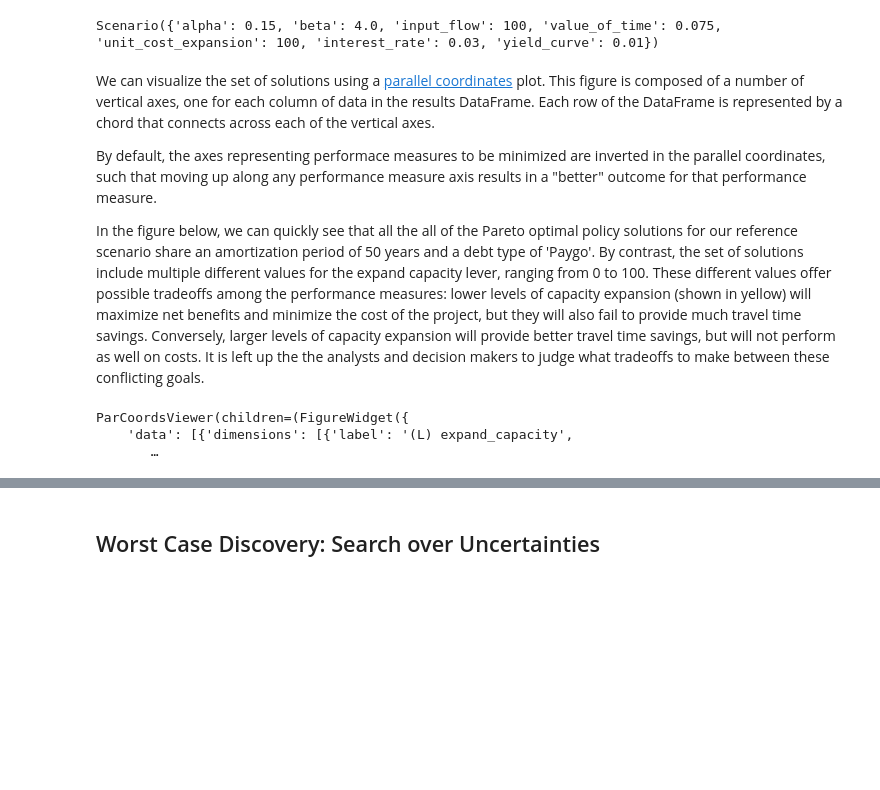
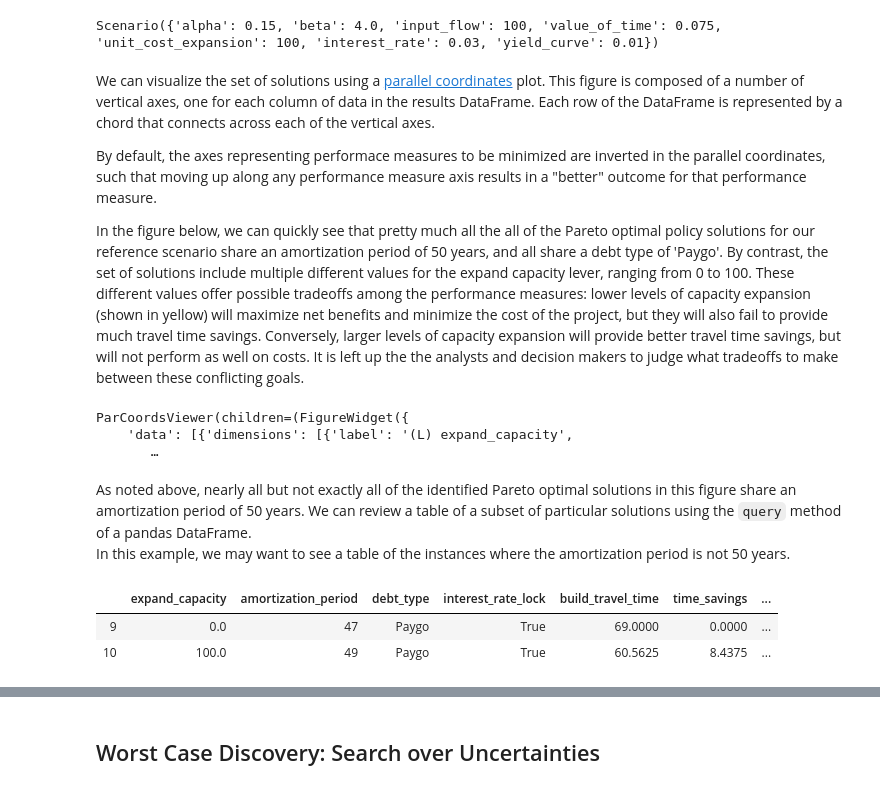
Before and after one commit to tmip-emat/tmip-emat, a Jupyter notebook: docs/source/emat.analysis/optimization.ipynb, the cells around one changed output, grey strips where cells are left out. Saved outputs shown, nothing was run; the diff lists cells and outputs as text; code cells hidden in the pictures; blank space fills up the shorter version.

```diff
--- a/docs/source/emat.analysis/optimization.ipynb
+++ b/docs/source/emat.analysis/optimization.ipynb
@@ -321,9 +326,9 @@ inverted in the parallel coordinates, such that moving up along any
 performance measure axis results in a "better" outcome for that performance
 measure.
 
-In the figure below, we can quickly see that all the all of the Pareto
+In the figure below, we can quickly see that pretty much all the all of the Pareto
 optimal policy solutions for our reference scenario share an amortization
-period of 50 years and a debt type of 'Paygo'.  By contrast, the set of
+period of 50 years, and all share a debt type of 'Paygo'.  By contrast, the set of
 solutions include multiple different values for the expand capacity lever,
 ranging from 0 to 100.  These different values offer possible tradeoffs
 among the performance measures: lower levels of capacity expansion (shown
@@ -339,3 +344,15 @@ result.par_coords()
 ParCoordsViewer(children=(FigureWidget({
     'data': [{'dimensions': [{'label': '(L) expand_capacity',
        …
+# %% [markdown]
+As noted above, nearly all but not exactly all of the identified Pareto optimal
+solutions in this figure share an amortization period of 50 years.  We can review a table
+of a subset of particular solutions using the `query` method of a pandas DataFrame.
+In this example, we may want to see a table of the instances where the amortization period
+is not 50 years.
+# %%
+result.result.query("amortization_period != 50")
+# %% [output]
+|  | expand_capacity | amortization_period | debt_type | interest_rate_lock | build_travel_time | time_savings | ... |
+| 9 | 0.0 | 47 | Paygo | True | 69.0000 | 0.0000 | ... |
+| 10 | 100.0 | 49 | Paygo | True | 60.5625 | 8.4375 | ... |
```
Also changed, not shown: parts of 4 cells of this notebook, 1 other file.
